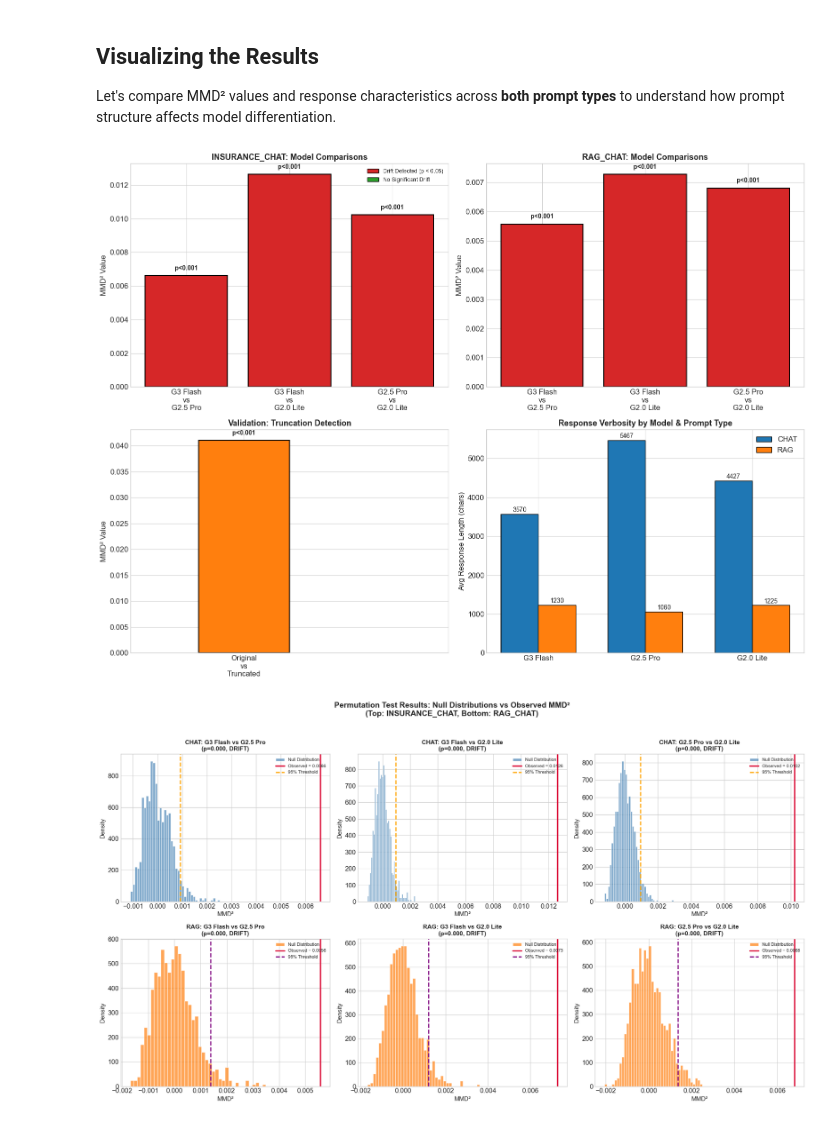
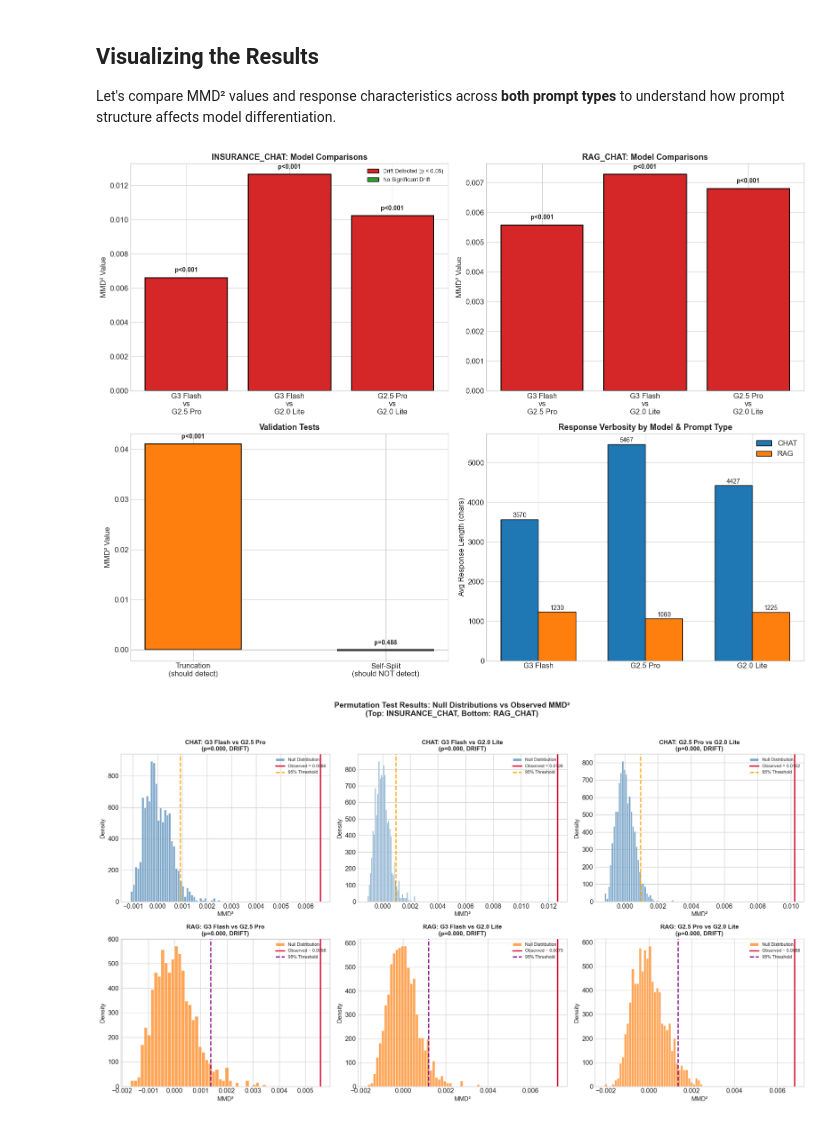
Before and after one commit to andrewBatutin/verifier_primacy_labs, a Jupyter notebook: notebooks/mmd_article.ipynb, the cells around one changed output. Saved outputs shown, nothing was run; the diff lists cells and outputs as text; code cells hidden in the pictures.

Commit message:
feat: added test for false positives

```diff
--- a/notebooks/mmd_article.ipynb
+++ b/notebooks/mmd_article.ipynb
@@ -806,25 +880,34 @@ ax2.set_title('RAG_CHAT: Model Comparisons', fontsize=13, fontweight='bold')
 ax2.axhline(y=0, color='gray', linewidth=0.5)
 
 # ============================================================
-# Bottom Left: Truncation validation test
+# Bottom Left: Validation tests (Truncation + Self-comparison)
 # ============================================================
 ax3 = axes[1, 0]
-validation_results = [truncation_result]
-pair_names_val = ['Original\nvs\nTruncated']
+validation_results = [truncation_result, self_comparison_result]
+pair_names_val = ['Truncation\n(should detect)', 'Self-Split\n(should NOT detect)']
 mmd_values_val = [r['mmd2'] for r in validation_results]
-colors_val = ['#ff7f0e' if r['drift_detected'] else '#2ca02c' for r in validation_results]
 
-bars3 = ax3.bar(pair_names_val, mmd_values_val, color=colors_val, edgecolor='black', linewidth=1.5, width=0.4)
-for bar, p in zip(bars3, [r['p_value'] for r in validation_results]):
+# Color: orange if drift detected, green if not
+# For truncation: we WANT drift detected (orange = success)
+# For self-comparison: we DON'T want drift detected (green = success)
+colors_val = []
+for i, r in enumerate(validation_results):
+    if i == 0:  # Truncation test - drift detected is good
+        colors_val.append('#ff7f0e' if r['drift_detected'] else '#d62728')
+    else:  # Self-comparison - no drift is good
+        colors_val.append('#2ca02c' if not r['drift_detected'] else '#d62728')
+
+bars3 = ax3.bar(pair_names_val, mmd_values_val, color=colors_val, edgecolor='black', linewidth=1.5, width=0.5)
+for bar, r in zip(bars3, validation_results):
     height = bar.get_height()
+    p = r['p_value']
     label = f'p={p:.3f}' if p > 0 else 'p<0.001'
-    ax3.text(bar.get_x() + bar.get_width()/2, height + mmd_values_val[0]*0.02, label,
+    ax3.text(bar.get_x() + bar.get_width()/2, height + max(mmd_values_val)*0.02, label,
             ha='center', va='bottom', fontsize=10, fontweight='bold')
 
 ax3.set_ylabel('MMD² Value', fontsize=12)
-ax3.set_title('Validation: Truncation Detection', fontsize=13, fontweight='bold')
+ax3.set_title('Validation Tests', fontsize=13, fontweight='bold')
 ax3.axhline(y=0, color='gray', linewidth=0.5)
-ax3.set_xlim(-0.5, 0.9)
 
 # ============================================================
 # Bottom Right: Response length comparison across all 6 model×prompt combinations
@@ -849,34 +932,34 @@ rag_lengths = [
 
 bars_chat = ax4.bar(x - width/2, chat_lengths, width, label='CHAT', color='#1f77b4', edgecolor='black')
 bars_rag = ax4.bar(x + width/2, rag_lengths, width, label='RAG', color='#ff7f0e', edgecolor='black')
 
 # Add value labels
 for bar, val in zip(bars_chat, chat_lengths):
     ax4.text(bar.get_x() + bar.get_width()/2, bar.get_height() + 20,
              f'{val:.0f}', ha='center', va='bottom', fontsize=10)
 for bar, val in zip(bars_rag, rag_lengths):
     ax4.text(bar.get_x() + bar.get_width()/2, bar.get_height() + 20,
              f'{val:.0f}', ha='center', va='bottom', fontsize=10)
 
 ax4.set_ylabel('Avg Response Length (chars)', fontsize=12)
 ax4.set_title('Response Verbosity by Model & Prompt Type', fontsize=13, fontweight='bold')
 ax4.set_xticks(x)
 ax4.set_xticklabels(model_names)
 ax4.legend()
 
 # Add legend to first plot
 from matplotlib.patches import Patch
 legend_elements = [
     Patch(facecolor='#d62728', edgecolor='black', label='Drift Detected (p < 0.05)'),
     Patch(facecolor='#2ca02c', edgecolor='black', label='No Significant Drift')
 ]
 axes[0, 0].legend(handles=legend_elements, loc='upper right', fontsize=9)
 
 plt.tight_layout()
 plt.savefig('../data/mmd_test/mmd_comparison_summary.png', dpi=150, bbox_inches='tight')
 plt.show()
 # %% [output]
-[figure, old version]
+[figure, new version]
 # %%
 # Visualization: Null distributions for model comparisons (2 rows: CHAT and RAG)
 fig, axes = plt.subplots(2, 3, figsize=(18, 10))
```
Also changed, not shown: parts of 3 cells of this notebook, 1 other file.
